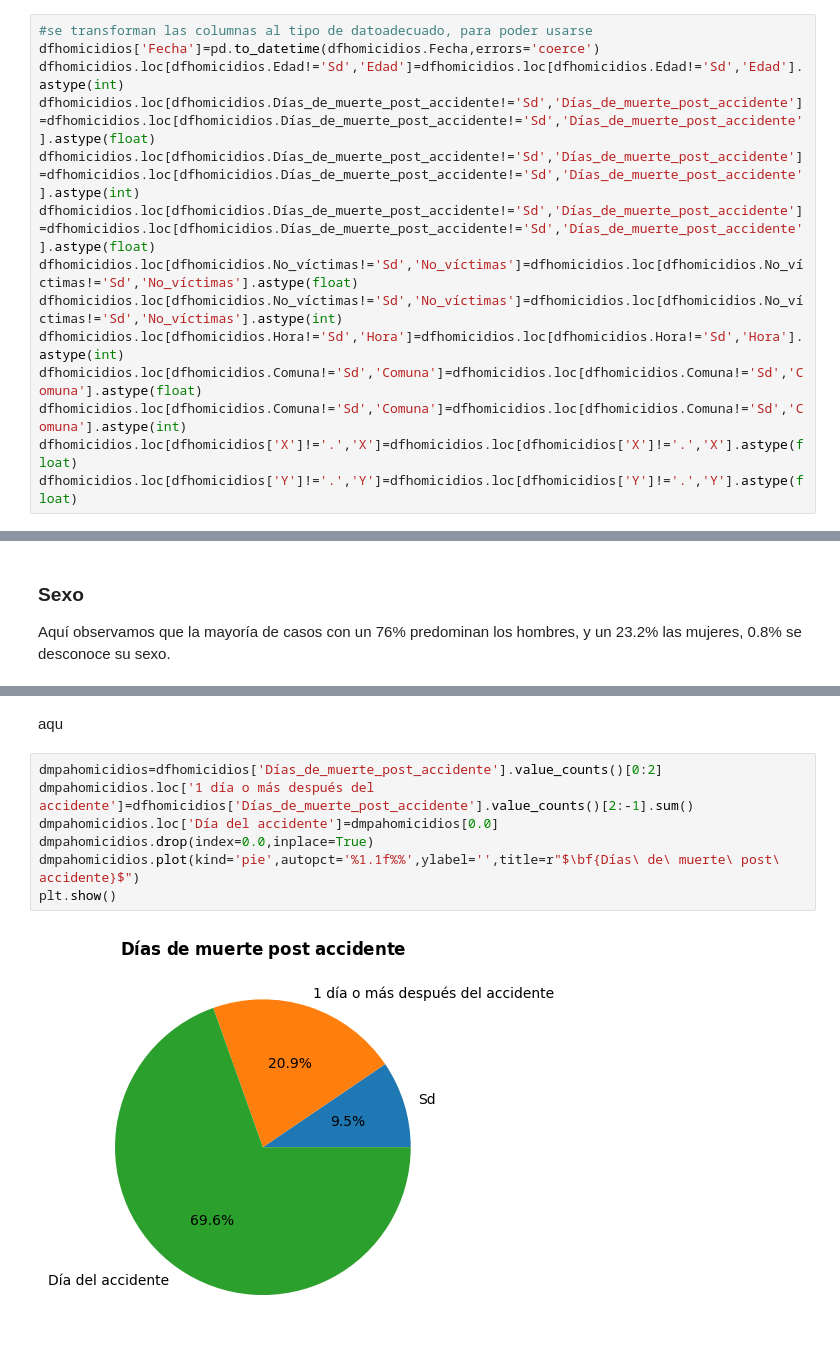
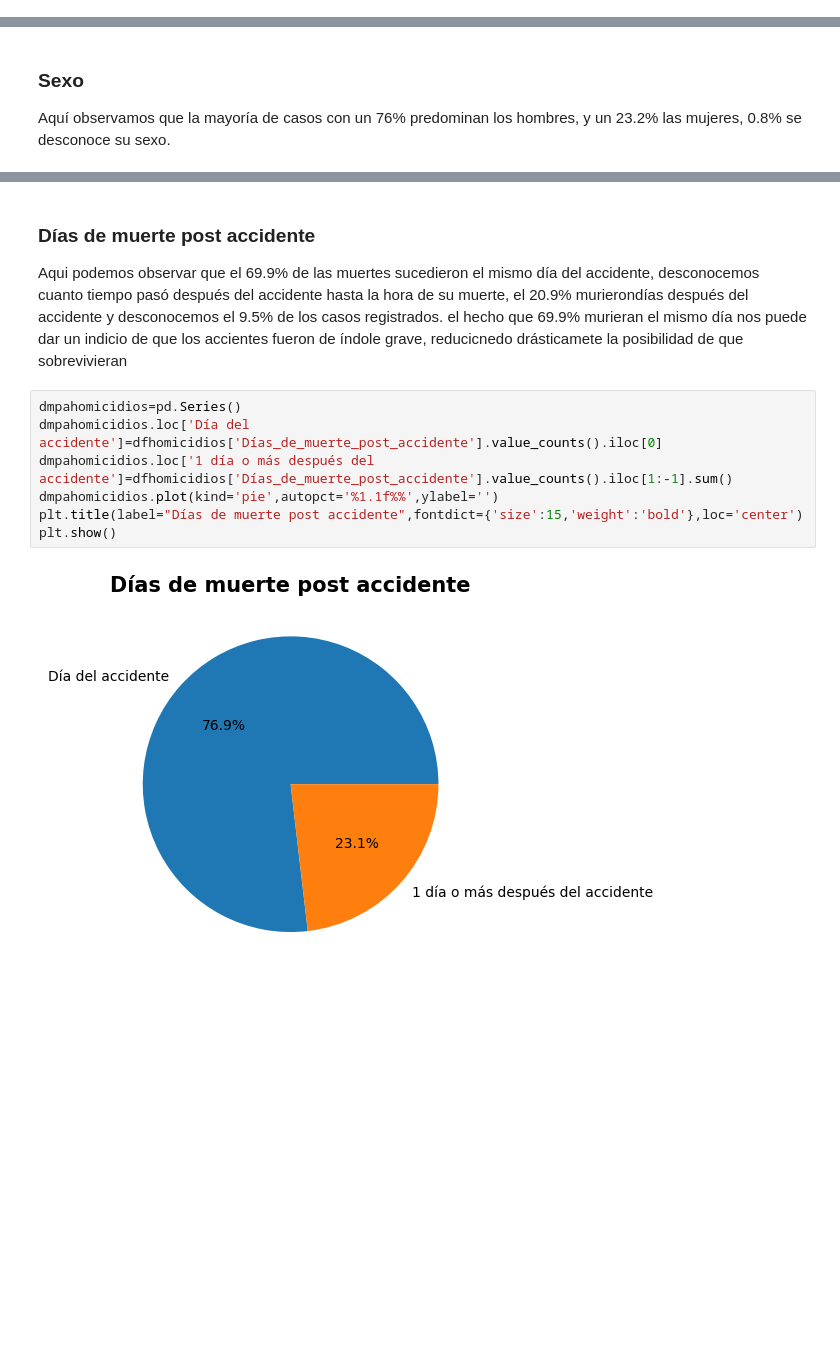
Before and after one commit to JUrielCerecero/Proyecto-Indiviudal-de-Data-Analytics-Siniestro-viales, a Jupyter notebook: EDA.ipynb, the cells around one changed output, grey strips where cells are left out. Cells and saved outputs as stored; diff of their text form; blank space fills up the shorter version.

```diff
--- a/EDA.ipynb
+++ b/EDA.ipynb
@@ -30,14 +34,0 @@ memory usage: 89.8+ KB
-# %%
-#se transforman las columnas al tipo de datoadecuado, para poder usarse
-dfhomicidios['Fecha']=pd.to_datetime(dfhomicidios.Fecha,errors='coerce')
-dfhomicidios.loc[dfhomicidios.Edad!='Sd','Edad']=dfhomicidios.loc[dfhomicidios.Edad!='Sd','Edad'].astype(int)
-dfhomicidios.loc[dfhomicidios.Días_de_muerte_post_accidente!='Sd','Días_de_muerte_post_accidente']=dfhomicidios.loc[dfhomicidios.Días_de_muerte_post_accidente!='Sd','Días_de_muerte_post_accidente'].astype(float)
-dfhomicidios.loc[dfhomicidios.Días_de_muerte_post_accidente!='Sd','Días_de_muerte_post_accidente']=dfhomicidios.loc[dfhomicidios.Días_de_muerte_post_accidente!='Sd','Días_de_muerte_post_accidente'].astype(int)
-dfhomicidios.loc[dfhomicidios.Días_de_muerte_post_accidente!='Sd','Días_de_muerte_post_accidente']=dfhomicidios.loc[dfhomicidios.Días_de_muerte_post_accidente!='Sd','Días_de_muerte_post_accidente'].astype(float)
-dfhomicidios.loc[dfhomicidios.No_víctimas!='Sd','No_víctimas']=dfhomicidios.loc[dfhomicidios.No_víctimas!='Sd','No_víctimas'].astype(float)
-dfhomicidios.loc[dfhomicidios.No_víctimas!='Sd','No_víctimas']=dfhomicidios.loc[dfhomicidios.No_víctimas!='Sd','No_víctimas'].astype(int)
-dfhomicidios.loc[dfhomicidios.Hora!='Sd','Hora']=dfhomicidios.loc[dfhomicidios.Hora!='Sd','Hora'].astype(int)
-dfhomicidios.loc[dfhomicidios.Comuna!='Sd','Comuna']=dfhomicidios.loc[dfhomicidios.Comuna!='Sd','Comuna'].astype(float)
-dfhomicidios.loc[dfhomicidios.Comuna!='Sd','Comuna']=dfhomicidios.loc[dfhomicidios.Comuna!='Sd','Comuna'].astype(int)
-dfhomicidios.loc[dfhomicidios['X']!='.','X']=dfhomicidios.loc[dfhomicidios['X']!='.','X'].astype(float)
-dfhomicidios.loc[dfhomicidios['Y']!='.','Y']=dfhomicidios.loc[dfhomicidios['Y']!='.','Y'].astype(float)
@@ -83,11 +81,13 @@ dfhomicidios.Sexo.value_counts().plot(kind='pie',autopct='%1.1f%%',title='Porcen
-# %% [markdown]
-aqu
+# %% [markdown]
+### Días de muerte post accidente
+Aqui podemos observar que el 69.9% de las muertes sucedieron el mismo día del accidente, desconocemos cuanto tiempo pasó después del accidente hasta la hora de su muerte, el 20.9% murierondías después del accidente y desconocemos el 9.5% de los casos registrados.
+el hecho que 69.9% murieran el mismo día nos puede dar un indicio de que los accientes fueron de índole grave, reducicnedo drásticamete la posibilidad de que sobrevivieran
 # %%
-dmpahomicidios=dfhomicidios['Días_de_muerte_post_accidente'].value_counts()[0:2]
-dmpahomicidios.loc['1 día o más después del accidente']=dfhomicidios['Días_de_muerte_post_accidente'].value_counts()[2:-1].sum()
-dmpahomicidios.loc['Día del accidente']=dmpahomicidios[0.0]
-dmpahomicidios.drop(index=0.0,inplace=True)
-dmpahomicidios.plot(kind='pie',autopct='%1.1f%%',ylabel='',title=r"$\bf{Días\ de\ muerte\ post\ accidente}$")
+dmpahomicidios=pd.Series()
+dmpahomicidios.loc['Día del accidente']=dfhomicidios['Días_de_muerte_post_accidente'].value_counts().iloc[0]
+dmpahomicidios.loc['1 día o más después del accidente']=dfhomicidios['Días_de_muerte_post_accidente'].value_counts().iloc[1:-1].sum()
+dmpahomicidios.plot(kind='pie',autopct='%1.1f%%',ylabel='')
+plt.title(label="Días de muerte post accidente",fontdict={'size':15,'weight':'bold'},loc='center')
 plt.show()
 # %% [output]
-[figure, old version]
+[figure, new version]
```
Also changed, not shown: parts of 30 cells of this notebook, 3 other files.
